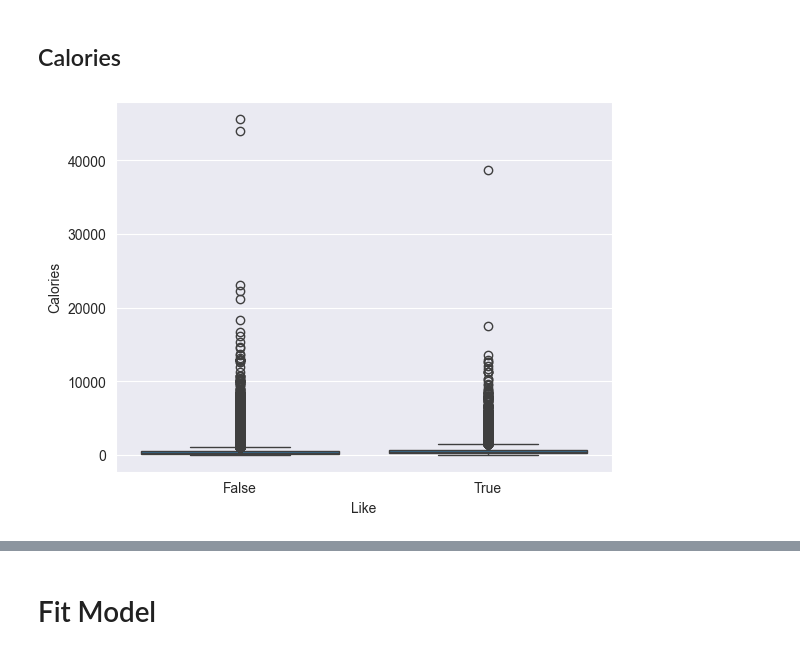
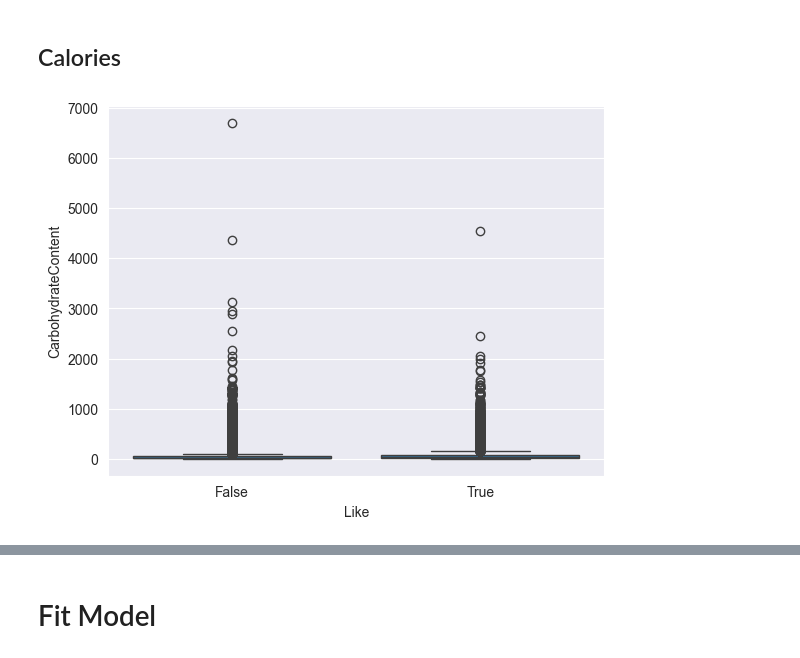
Before and after one commit to MittmannM/AnalyticsCupTUM, a Jupyter notebook: AC.ipynb, the cells around one changed output, grey strips where cells are left out. Drawn from its saved outputs; the diff is of its cells as text; code cells hidden in the pictures.

```diff
--- a/AC.ipynb
+++ b/AC.ipynb
@@ -93,7 +93,7 @@ df
 # %%
 df = df[df["Calories"] < 300000]
 
-sns.boxplot(x='Like', y='Calories', data=df)
+sns.boxplot(x='Like', y='CarbohydrateContent', data=df)
 plt.show()
 # %% [output]
-[figure, old version]
+[figure, new version]
```
Also changed, not shown: parts of 3 cells of this notebook, 1 other file.
